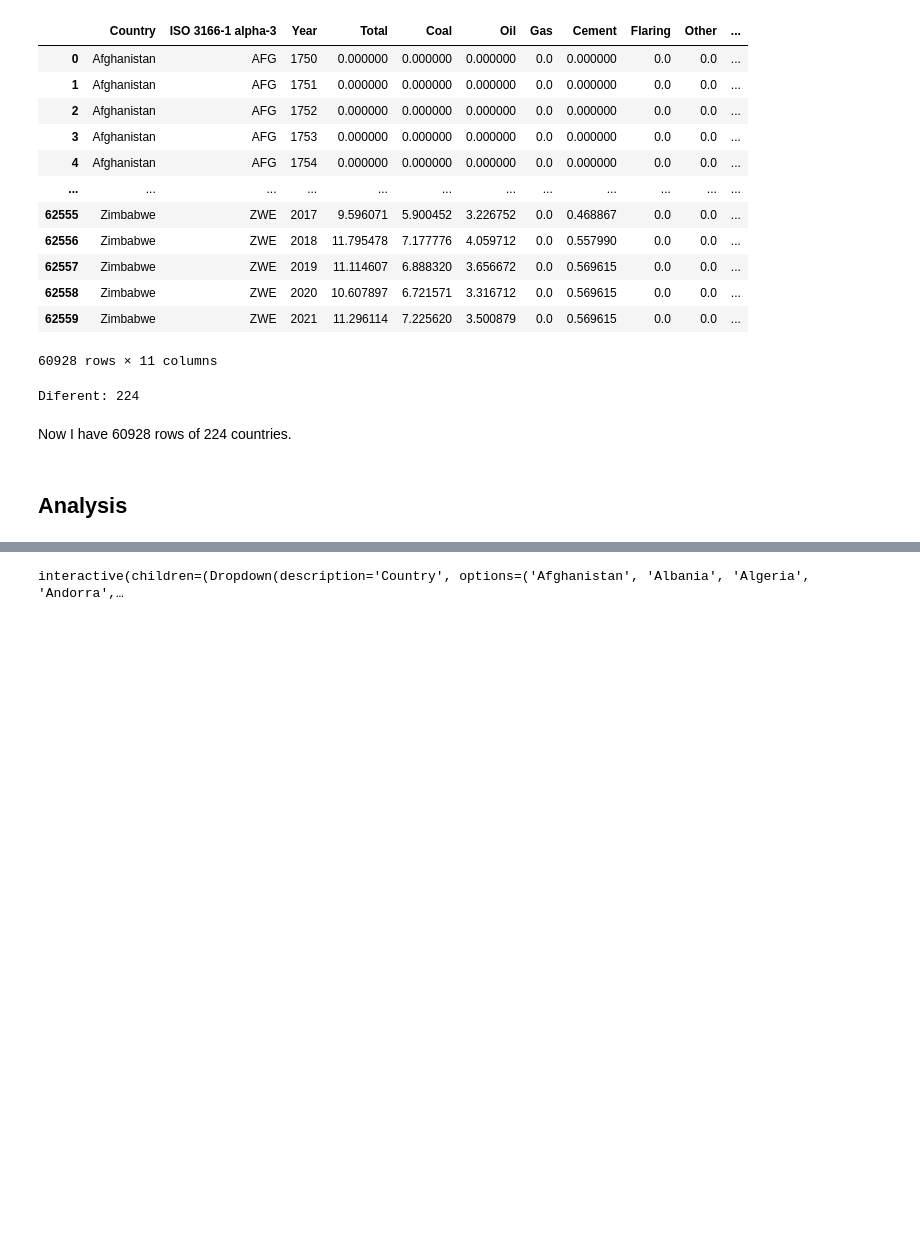
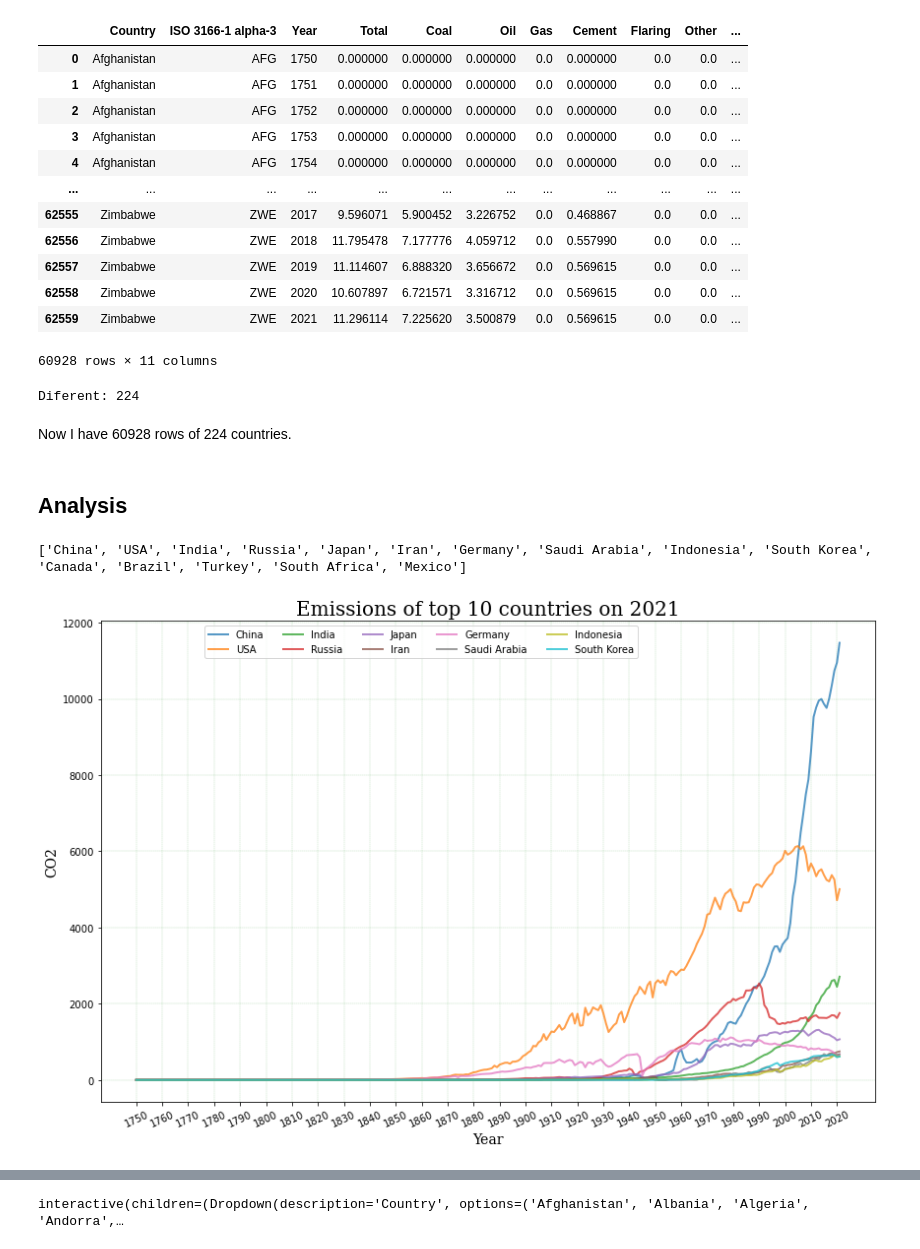
Before and after one commit to mcsebe/Emissions-by-Country, a Jupyter notebook: emissions-by-country.ipynb, the cells around one changed output, grey strips where cells are left out. Saved outputs shown, nothing was run; the diff lists cells and outputs as text; code cells hidden in the pictures; blank space fills up the shorter version.

```diff
--- a/emissions-by-country.ipynb
+++ b/emissions-by-country.ipynb
@@ -239,3 +240,25 @@ Now I have 60928 rows of 224 countries.
 # %%
 countries = list(dataset['Country'].unique())
 CO2_columns = list(dataset.columns.values[3:])
+# %%
+CO2_2021 = dataset[dataset['Year'] == 2021]
+CO2_2021 = CO2_2021["Total"]
+Top10_2021 = [i for _,i in sorted(zip(CO2_2021,countries), reverse=True)][:10]
+print(Top15_2021)
+# %% [output]
+['China', 'USA', 'India', 'Russia', 'Japan', 'Iran', 'Germany', 'Saudi Arabia', 'Indonesia', 'South Korea', 'Canada', 'Brazil', 'Turkey', 'South Africa', 'Mexico']
+# %%
+fig, ax = plt.subplots(figsize=(12, 8), tight_layout=True, facecolor='w')
+for i in Top10_2021:
+    ax.plot(dataset[dataset['Country'] == i]['Year'], dataset[dataset['Country'] == i]['Total'],
+            alpha=0.75, label=i, linewidth=2)
+ax.set_title('Emissions of top 10 countries on 2021', fontsize=20, fontname='serif')
+ax.set_ylabel('CO2', fontsize=14, fontname='serif')
+ax.set_xlabel('Year', fontsize=14, fontname='serif')
+ax.set_xticks(range(1750, 2022,10))
+plt.xticks(rotation=25)
+ax.grid(color="g", which="major", axis='both', linestyle=':', linewidth=0.25)
+ax.legend(loc=1, ncol=5, bbox_to_anchor=(0.7, 1));
+plt.show()
+# %% [output]
+[figure, added]
```
Also changed, not shown: parts of 18 cells of this notebook, 1 other file.
